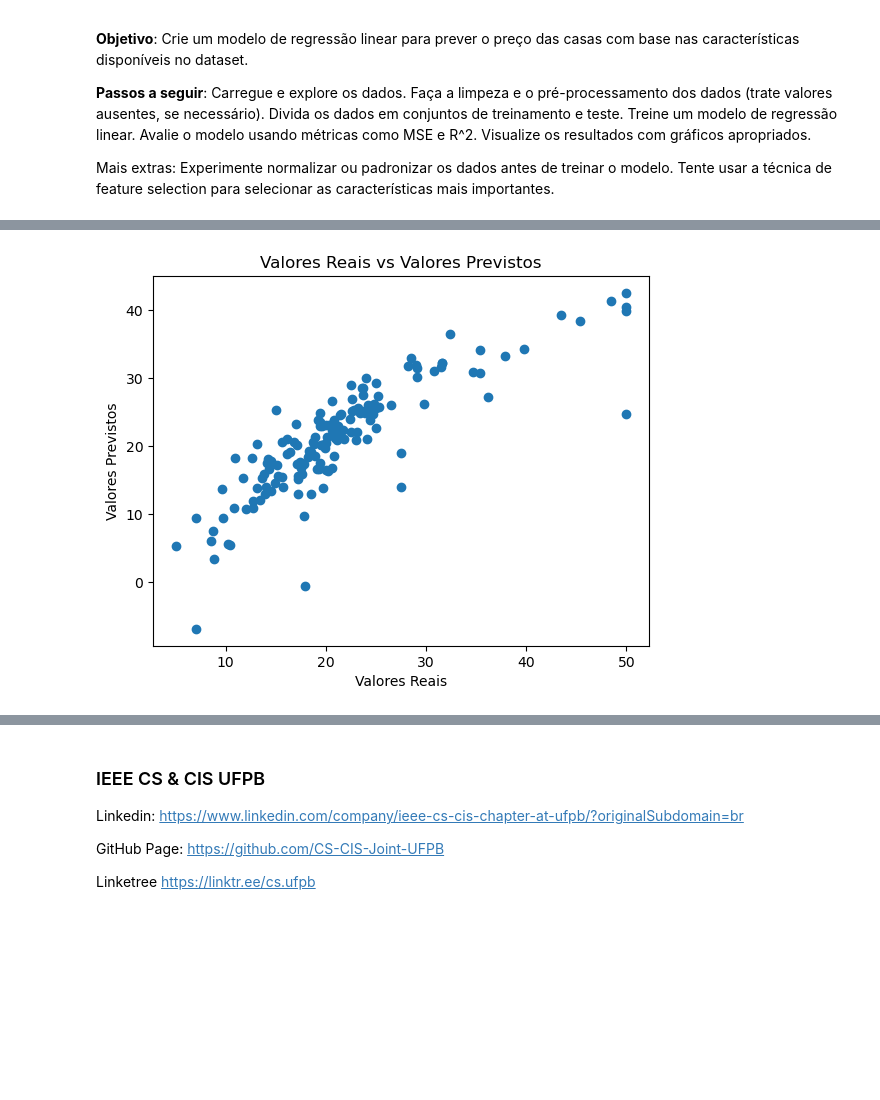
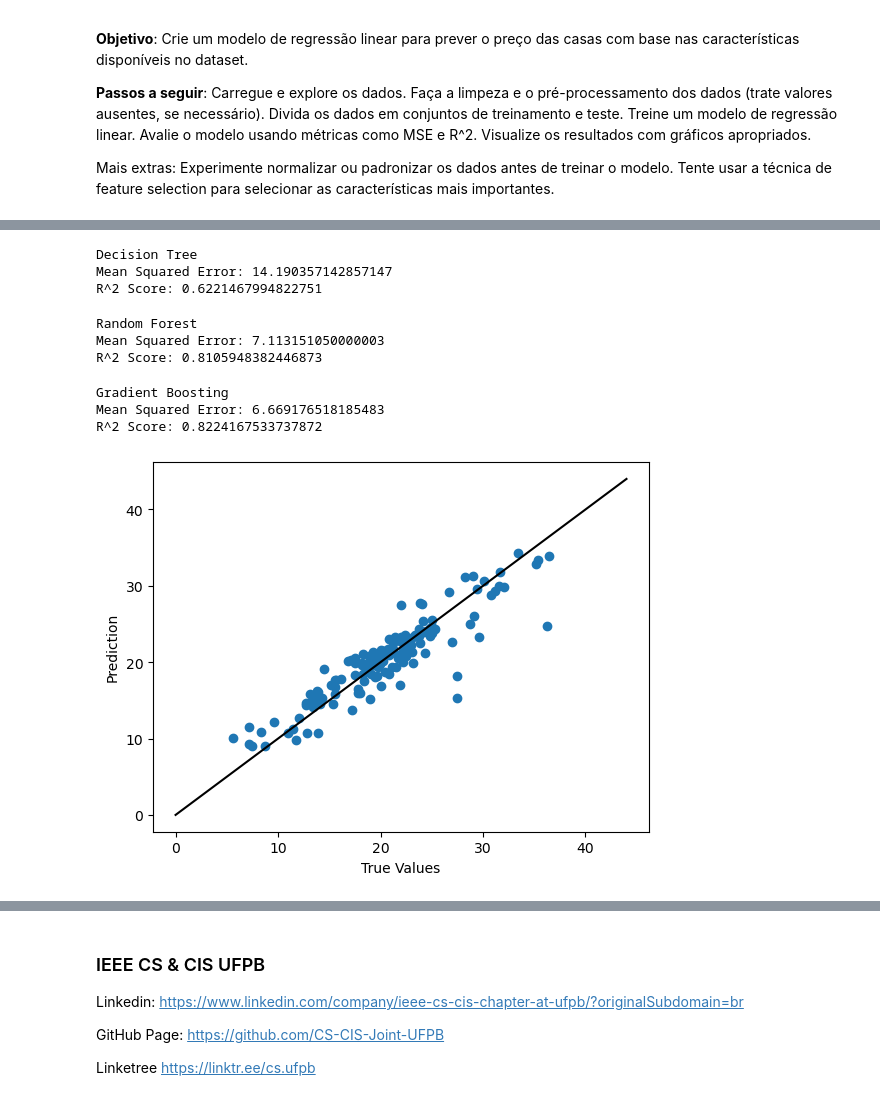
Before and after one commit to thiagoneye/ieee-ai_academy, a Jupyter notebook: first_notebook.ipynb, the cells around one changed output, grey strips where cells are left out. Drawn from its saved outputs; the diff is of its cells as text; code cells hidden in the pictures; blank space fills up the shorter version.

```diff
--- a/first_notebook.ipynb
+++ b/first_notebook.ipynb
@@ -1142,9 +1199,75 @@ R^2 Score: 0.7112260057484939
+# %%
+# Create the model
+model = DecisionTreeRegressor()
+
+# Train the model
+model.fit(X_train, y_train)
+
+# Predict the test dataset
+y_pred = model.predict(X_test)
+
+# Model evaluation
+mse = mean_squared_error(y_test, y_pred)
+r2 = r2_score(y_test, y_pred)
+
+print("Decision Tree")
+print(f"Mean Squared Error: {mse}")
+print(f"R^2 Score: {r2}")
+# %% [output]
+Decision Tree
+Mean Squared Error: 14.190357142857147
+R^2 Score: 0.6221467994822751
+# %%
+# Create the model
+model = RandomForestRegressor()
+
+# Train the model
+model.fit(X_train, y_train)
+
+# Predict the test dataset
+y_pred = model.predict(X_test)
+
+# Model evaluation
+mse = mean_squared_error(y_test, y_pred)
+r2 = r2_score(y_test, y_pred)
+
+print("Random Forest")
+print(f"Mean Squared Error: {mse}")
+print(f"R^2 Score: {r2}")
+# %% [output]
+Random Forest
+Mean Squared Error: 7.113151050000003
+R^2 Score: 0.8105948382446873
+# %%
+# Create the model
+model = GradientBoostingRegressor()
+
+# Train the model
+model.fit(X_train, y_train)
+
+# Predict the test dataset
+y_pred = model.predict(X_test)
+
+# Model evaluation
+mse = mean_squared_error(y_test, y_pred)
+r2 = r2_score(y_test, y_pred)
+
+print("Gradient Boosting")
+print(f"Mean Squared Error: {mse}")
+print(f"R^2 Score: {r2}")
+# %% [output]
+Gradient Boosting
+Mean Squared Error: 6.669176518185483
+R^2 Score: 0.8224167533737872
 # %%
 # Plot results
+ideal_values = np.arange(0, 45)
+
+plt.figure()
 plt.scatter(y_test, y_pred)
-plt.xlabel("Valores Reais")
-plt.ylabel("Valores Previstos")
-plt.title("Valores Reais vs Valores Previstos")
+plt.plot(ideal_values, ideal_values, label="Ideal Curve", color="k")
+plt.xlabel("True Values")
+plt.ylabel("Prediction")
 plt.show()
 # %% [output]
-[figure, old version]
+[figure, new version]
```
Also changed, not shown: parts of 14 cells of this notebook.
